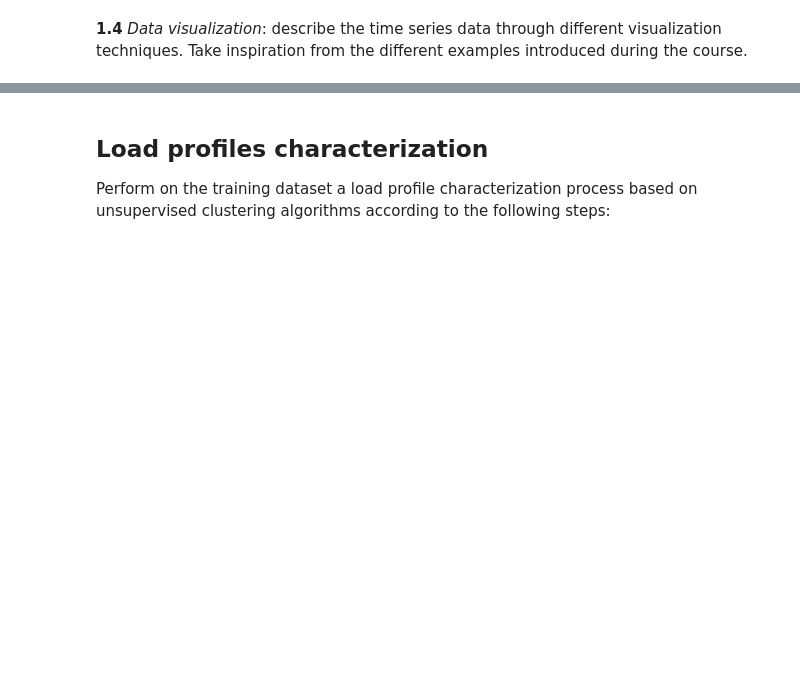
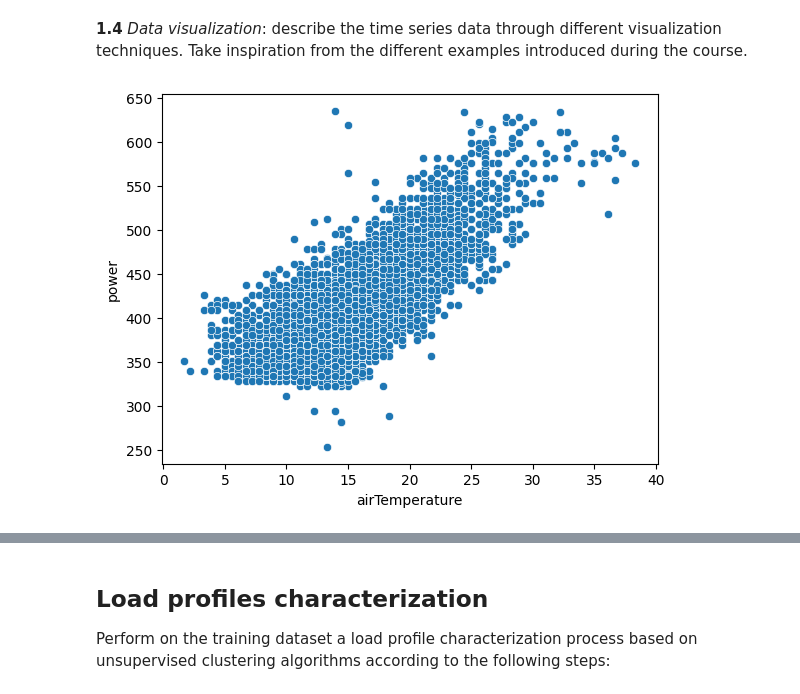
Before and after one commit to lucaparimbelli-ABB/data-science-and-ai-for-industrial-systems, a Jupyter notebook: exam.ipynb, the cells around one changed output, grey strips where cells are left out. Saved outputs shown, nothing was run; the diff lists cells and outputs as text; code cells hidden in the pictures; blank space fills up the shorter version.

```diff
--- a/exam.ipynb
+++ b/exam.ipynb
@@ -196,6 +201,15 @@ print(f"Num of missing values in building_data_train: {data['power'].isna().sum(
 Num of missing values in building_data_train: 0
 # %% [markdown]
 **1.4** _Data visualization_: describe the time series data through different visualization techniques. Take inspiration from the different examples introduced during the course.
+# %%
+# Scatter diagram
+sns.scatterplot(x="airTemperature", y="power", data=dataResetIndex)
+plt.show()
+
+# We can see that the power consumption is higher when the temperature is higher
+# This could mean that there is no electrical heating in the building
+# %% [output]
+[figure, added]
 # %%
 # Plot of "power" versus "timestamp"
 dataResetIndex = data.reset_index()
```
Also changed, not shown: parts of 22 cells of this notebook.
